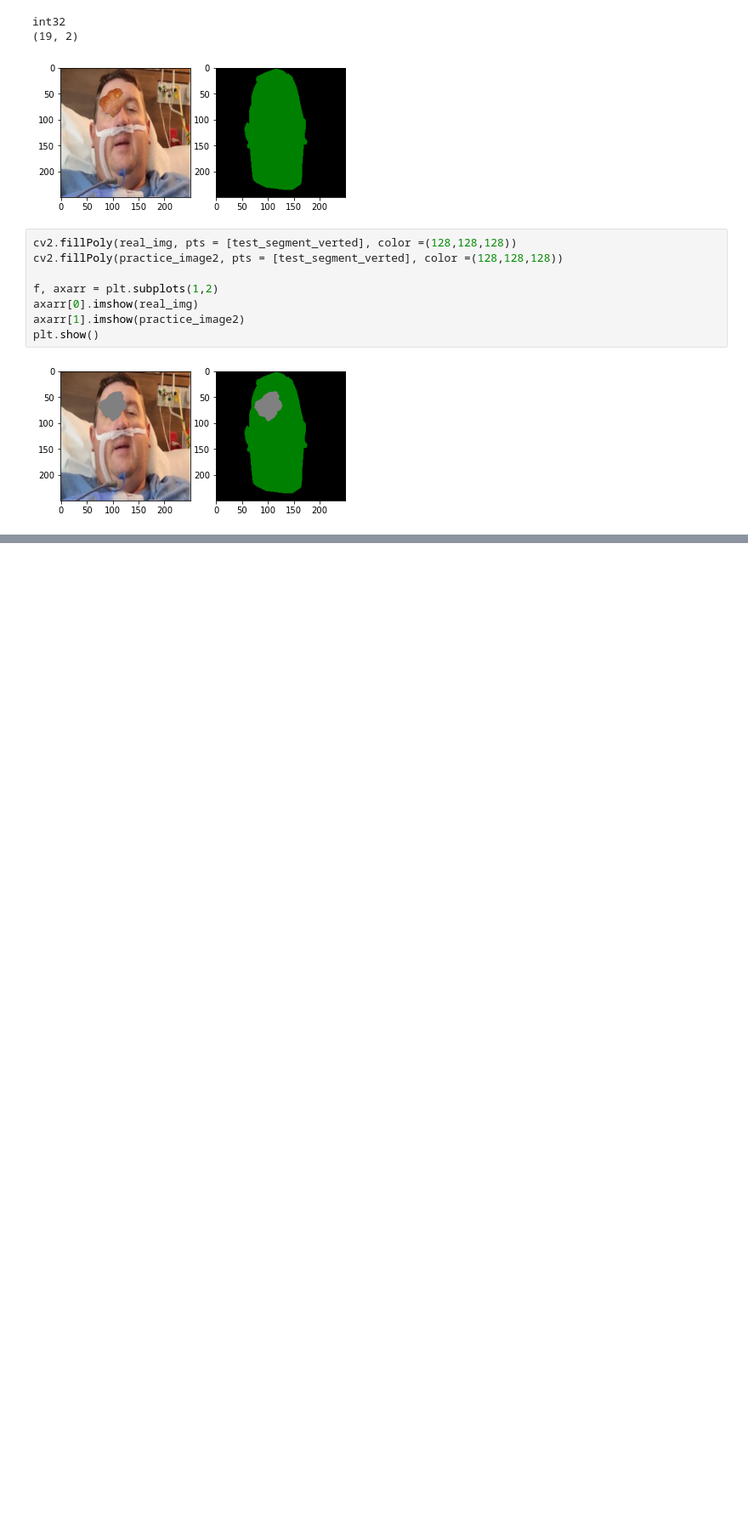
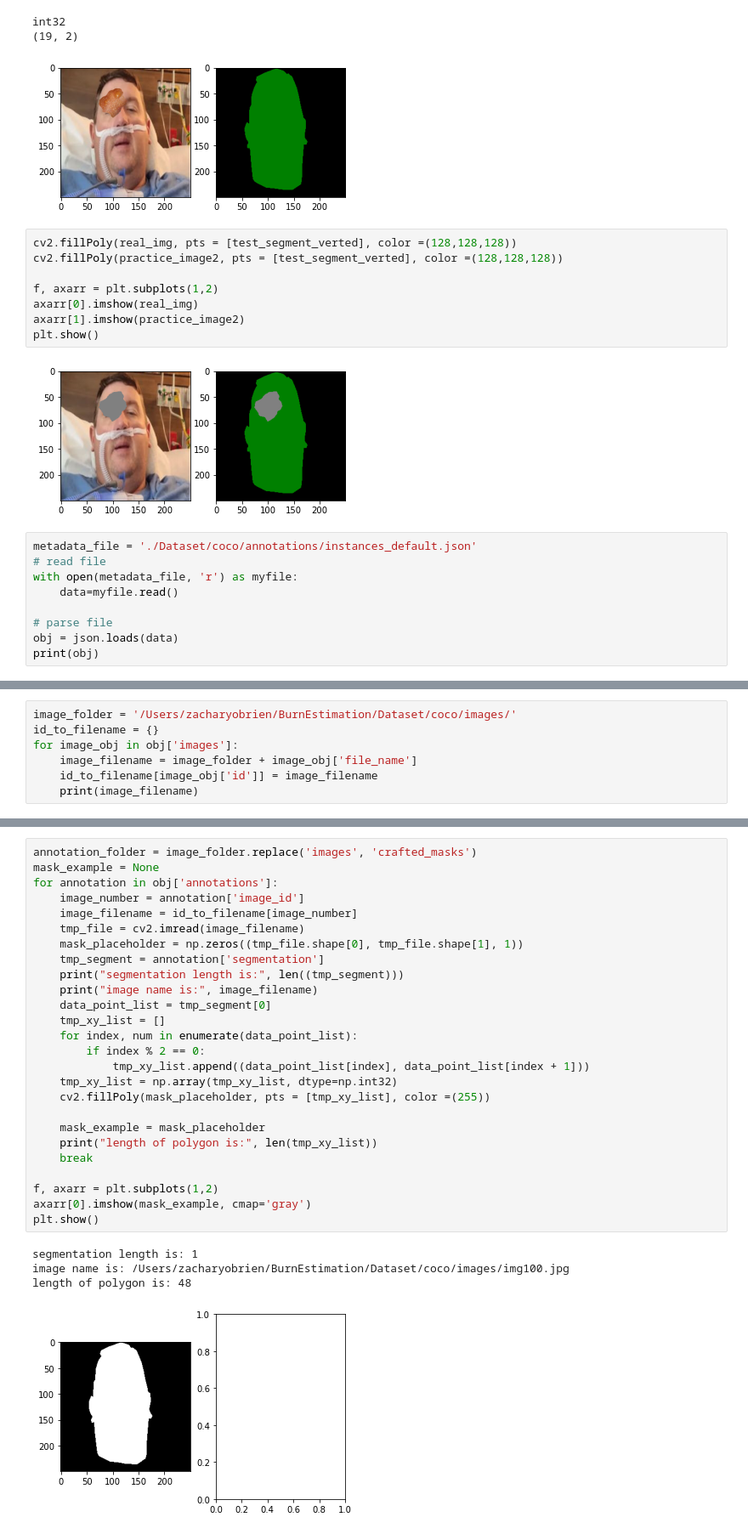
Before and after one commit to zachary-obrien/BurnEstimation, a Jupyter notebook: process_raw_labels.ipynb, the cells around one changed output, grey strips where cells are left out. Shown at 85% size. Cells and saved outputs as stored; diff of their text form; blank space fills up the shorter version.

Commit message:
added the coco dataset and an initial parsing of it into image masks

```diff
--- a/process_raw_labels.ipynb
+++ b/process_raw_labels.ipynb
@@ -109,3 +110,12 @@ axarr[1].imshow(practice_image2)
 plt.show()
 # %% [output]
 [figure]
+# %%
+metadata_file = './Dataset/coco/annotations/instances_default.json'
+# read file
+with open(metadata_file, 'r') as myfile:
+    data=myfile.read()
+
+# parse file
+obj = json.loads(data)
+print(obj)
@@ -111,0 +124,7 @@ plt.show()
+# %%
+image_folder = '/Users/zacharyobrien/BurnEstimation/Dataset/coco/images/'
+id_to_filename = {}
+for image_obj in obj['images']:
+    image_filename = image_folder + image_obj['file_name']
+    id_to_filename[image_obj['id']] = image_filename
+    print(image_filename)
@@ -111,0 +149,31 @@ plt.show()
+# %%
+annotation_folder = image_folder.replace('images', 'crafted_masks')
+mask_example = None
+for annotation in obj['annotations']:
+    image_number = annotation['image_id']
+    image_filename = id_to_filename[image_number]
+    tmp_file = cv2.imread(image_filename)
+    mask_placeholder = np.zeros((tmp_file.shape[0], tmp_file.shape[1], 1))
+    tmp_segment = annotation['segmentation']
+    print("segmentation length is:", len((tmp_segment)))
+    print("image name is:", image_filename)
+    data_point_list = tmp_segment[0]
+    tmp_xy_list = []
+    for index, num in enumerate(data_point_list):
+        if index % 2 == 0:
+            tmp_xy_list.append((data_point_list[index], data_point_list[index + 1]))
+    tmp_xy_list = np.array(tmp_xy_list, dtype=np.int32)
+    cv2.fillPoly(mask_placeholder, pts = [tmp_xy_list], color =(255))
+
+    mask_example = mask_placeholder
+    print("length of polygon is:", len(tmp_xy_list))
+    break
+
+f, axarr = plt.subplots(1,2)
+axarr[0].imshow(mask_example, cmap='gray')
+plt.show()
+# %% [output]
+segmentation length is: 1
+image name is: /Users/zacharyobrien/BurnEstimation/Dataset/coco/images/img100.jpg
+length of polygon is: 48
+[figure, added]
```
Also changed, not shown: parts of 3 cells of this notebook, 52 other files.
